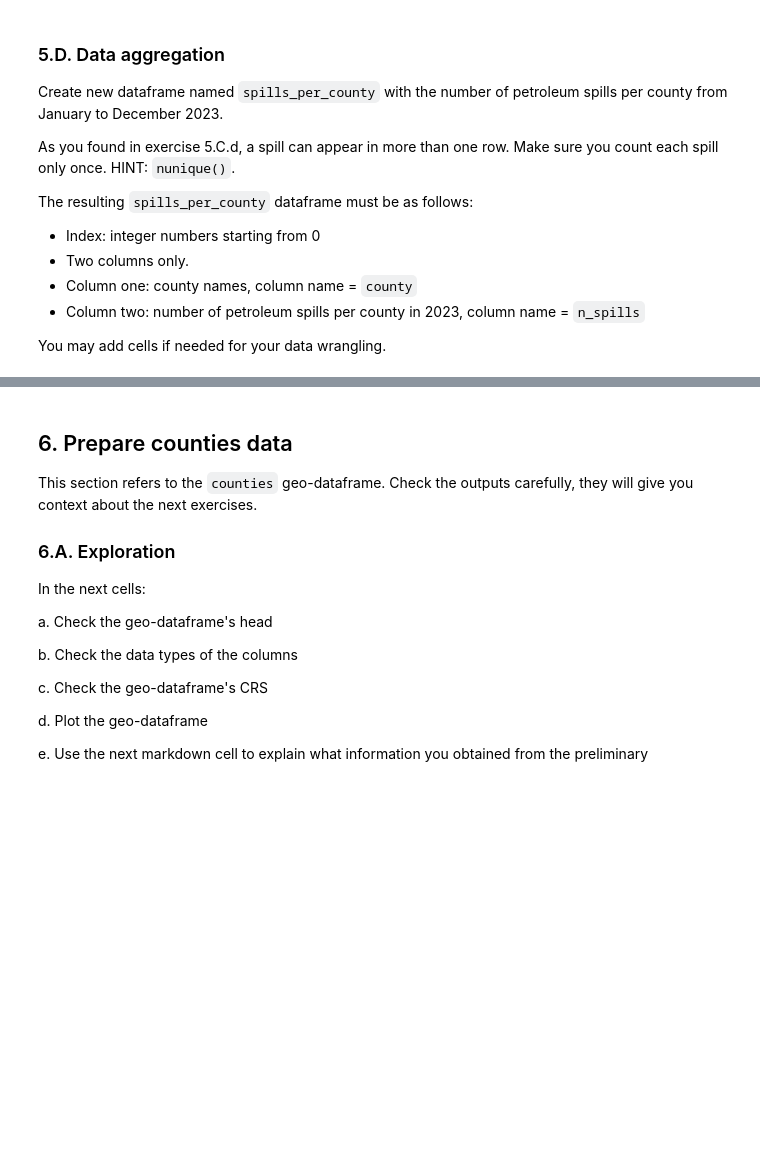
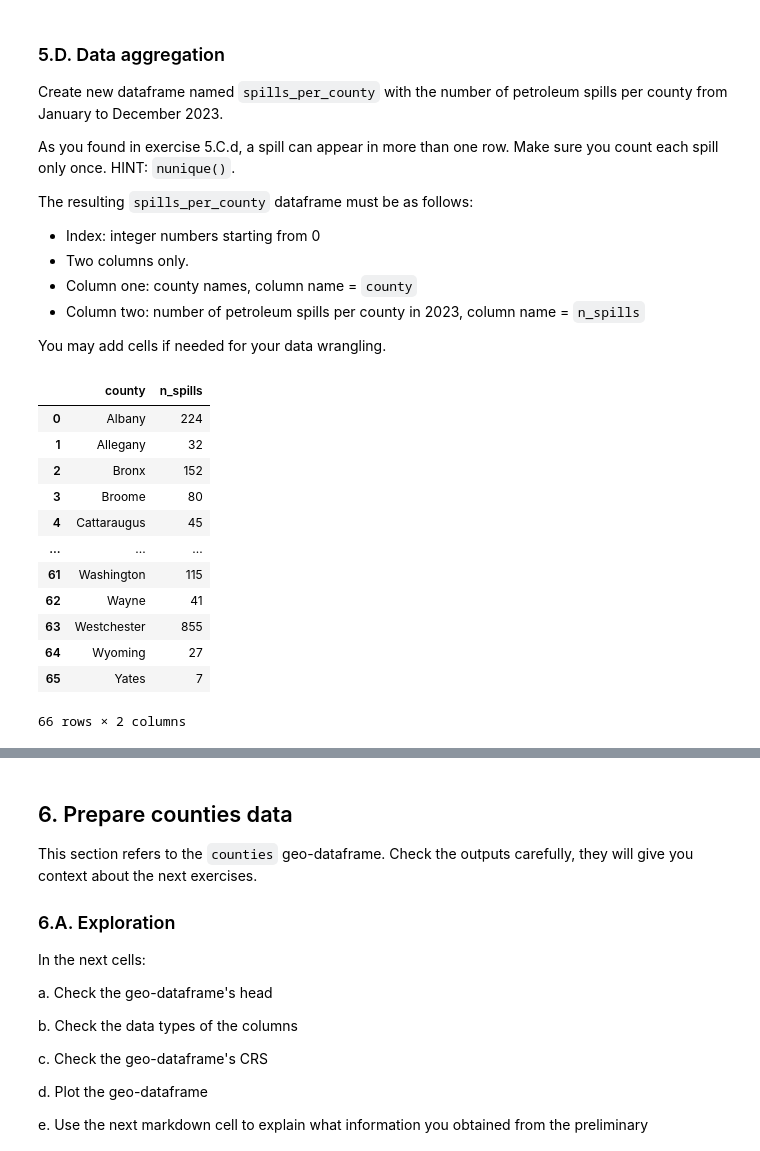
Before and after one commit to cloover7/eds220-hwk3, a Jupyter notebook: hwk3-task2-spills.ipynb, the cells around one changed output, grey strips where cells are left out. Saved outputs shown, nothing was run; the diff lists cells and outputs as text; code cells hidden in the pictures; blank space fills up the shorter version.

Commit message:
clean spills data

```diff
--- a/hwk3-task2-spills.ipynb
+++ b/hwk3-task2-spills.ipynb
@@ -179,12 +214,22 @@ _Type your answer here, replacing this text._
 
 ### 5.B. Cleaning
 a. Simplify column names as needed.
+# %%
+spills = spills.rename(columns={
+    'Spill Number': 'Spill_ID',
+    'Program Facility Name': 'Facility',
+    'Material Name': 'Material'
+})
 # %% [markdown]
 <!-- END QUESTION -->
 
 <!-- BEGIN QUESTION -->
 
 b. Update column data types as needed.
+# %%
+spills['Spill Date'] = pd.to_datetime(spills['Spill Date'])
+spills['Close Date'] = pd.to_datetime(spills['Close Date'])
+spills['Received Date'] = pd.to_datetime(spills['Received Date'])
 # %% [markdown]
 <!-- END QUESTION -->
 
@@ -193,6 +238,8 @@ b. Update column data types as needed.
 ### 5.C. Data selection
 
 a. Select data about petroleum spills that took place between January 1 and December 31, 2023 (including both dates). Store it in a variable named `petr_23`. The data selection should occur in a single line. You may add cells as needed.
+# %%
+petr_23 = spills[(spills['Spill Date'].between('2023-1-1', '2023-12-31')) & (spills['Material Family'] == 'Petroleum')]
 # %% [markdown]
 <!-- END QUESTION -->
 
@@ -237,2 +292,24 @@ spills_per_county = ...
+# %%
+spills_per_county = petr_23.groupby('County')['Spill_ID'].nunique().reset_index()
+spills_per_county = spills_per_county.rename(columns = {
+    'County': 'county',
+    'Spill_ID':'n_spills'
+})
+
+spills_per_county
+# %% [output]
+|  | county | n_spills |
+| 0 | Albany | 224 |
+| 1 | Allegany | 32 |
+| 2 | Bronx | 152 |
+| 3 | Broome | 80 |
+| 4 | Cattaraugus | 45 |
+| ... | ... | ... |
+| 61 | Washington | 115 |
+| 62 | Wayne | 41 |
+| 63 | Westchester | 855 |
+| 64 | Wyoming | 27 |
+| 65 | Yates | 7 |
+66 rows × 2 columns
 # %%
 grader.check("q5d")
```
Also changed, not shown: parts of 30 cells of this notebook.
